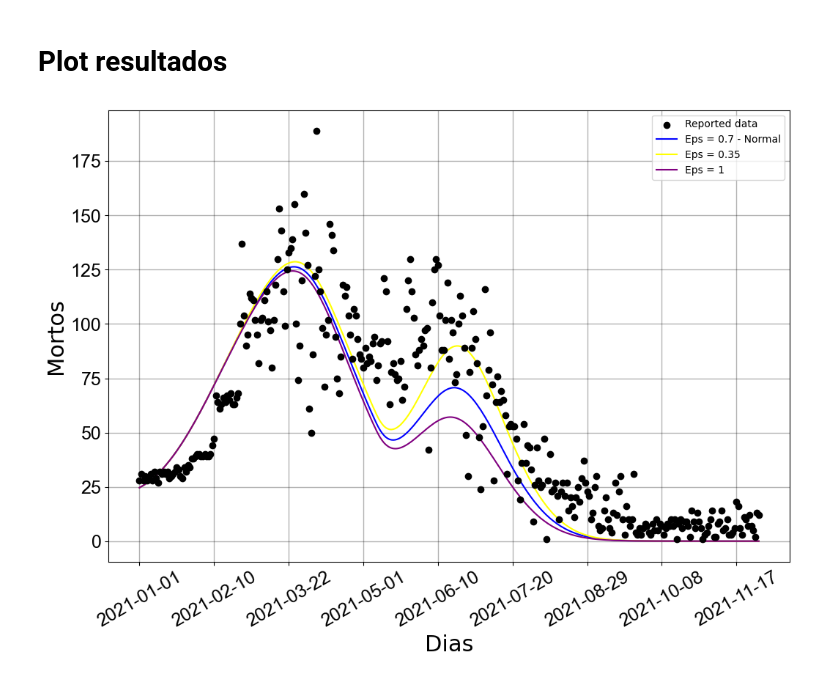
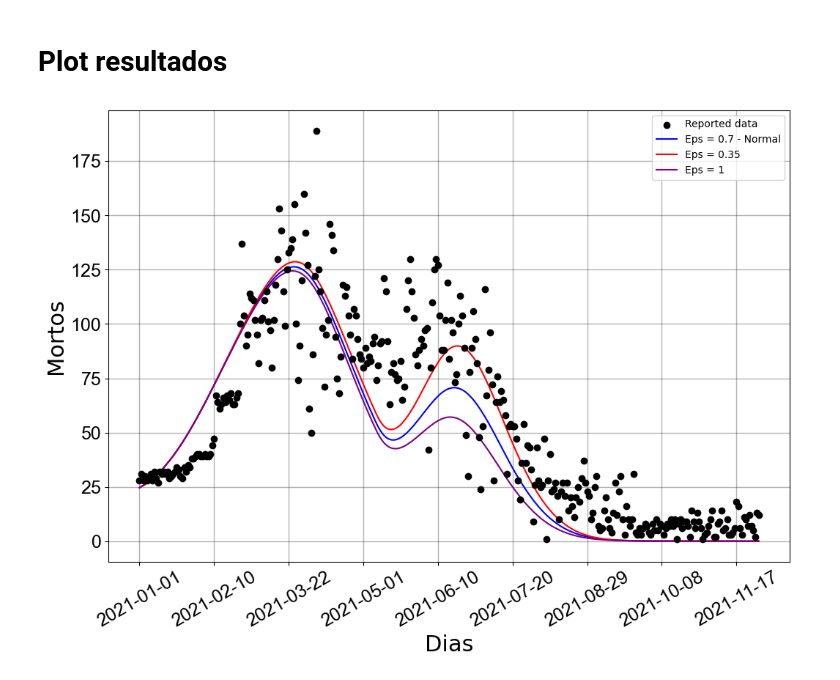
Before and after one commit to filipe7788/SEIHURD, a Jupyter notebook: Cenarios_de_simulacao/eficacia_modificada.ipynb, the cells around one changed output. Cells and saved outputs as stored; diff of their text form; code cells hidden in the pictures.

```diff
--- a/Cenarios_de_simulacao/eficacia_modificada.ipynb
+++ b/Cenarios_de_simulacao/eficacia_modificada.ipynb
@@ -182,7 +183,7 @@ resultados_eficacia_normal = odeint(SEIIHURD, condicoes_iniciais, ts0, args=(par
 # %%
 N = 14873064
 
-mortes_resultados_normal = resultados_eficacia_normal[:,-3] #mortes acumulados
+mortes_resultados_normal = resultados_eficacia_normal[:,-3] #casos acumulados
 mortes_resultados_metade = resultados_eficacia_metade[:,-3] #mortes acumulados
 mortes_resultados_inteiro = resultados_eficacia_inteira[:,-3] #mortes acumulados
 
@@ -204,36 +205,36 @@ ax.plot(datas[:len(taxa_mortos_modelo_normal)], taxa_mortos_modelo_normal, color
 # Taxa de mortos - modelo
 taxa_mortos_modelo_metade = np.diff(N*mortes_resultados_metade)
 #Plot the fitted function as a line.
-ax.plot(datas[:len(taxa_mortos_modelo_metade)], taxa_mortos_modelo_metade, color='yellow',label='Eps = 0.35')
+ax.plot(datas[:len(taxa_mortos_modelo_metade)], taxa_mortos_modelo_metade, color='red',label='Eps = 0.35')
 
 # Taxa de mortos - modelo
 taxa_mortos_modelo_inteiro = np.diff(N*mortes_resultados_inteiro)
 #Plot the fitted function as a line.
 ax.plot(datas[:len(taxa_mortos_modelo_inteiro)], taxa_mortos_modelo_inteiro, color='purple',label='Eps = 1')
 
 ax.autoscale()
 
 #Set the labels
 ax.set_ylabel('Mortos',fontsize=22)
 ax.set_xlabel('Dias', fontsize=22)
 #Set the title
 #The size of the numbers on the axixis
 ax.tick_params(labelsize=18)
 
 #Limiting the ammount of dates on the X axixs
 ax.xaxis.set_major_locator(pl.MaxNLocator(10))
 #Rotating the dates for better visualization
 pl.setp(ax.get_xticklabels(), rotation=30)
 
 
 #Setting the font of the numbers on the axixis as ARIAL
 for tick in ax.get_xticklabels():
     tick.set_fontname("Arial")
 for tick in ax.get_yticklabels():
     tick.set_fontname("Arial")
 
 #Show Graph
 pl.legend()
 pl.show()
 # %% [output]
-[figure, old version]
+[figure, new version]
```
Also changed, not shown: parts of 3 cells of this notebook, 4 other files.
